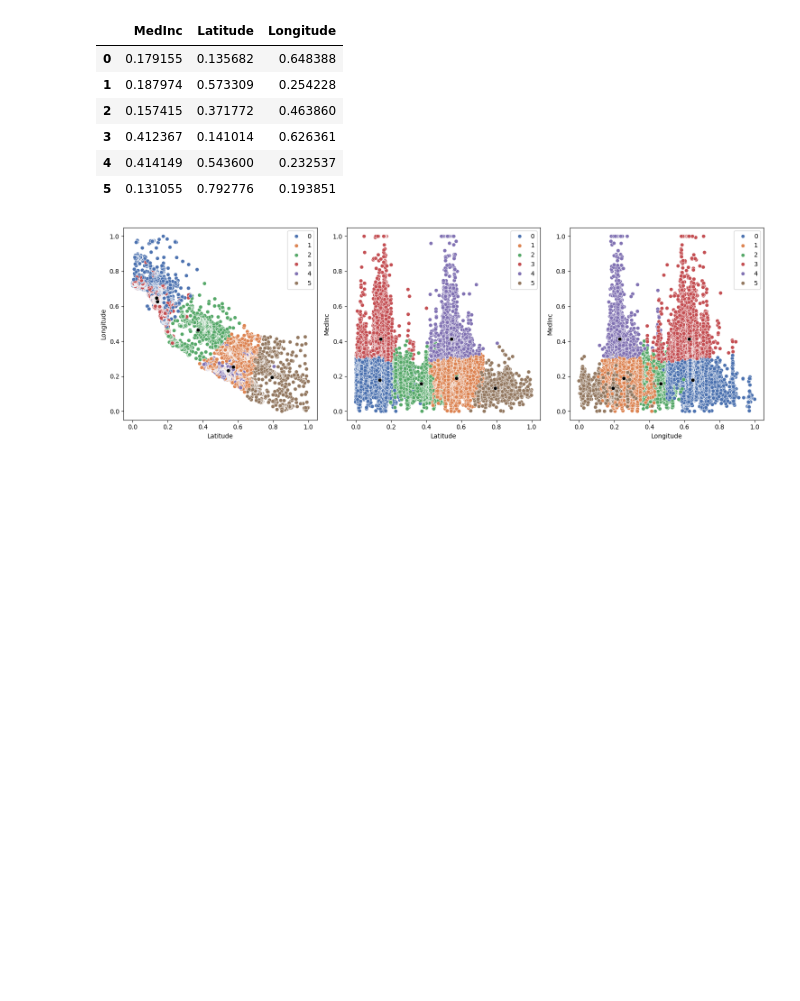
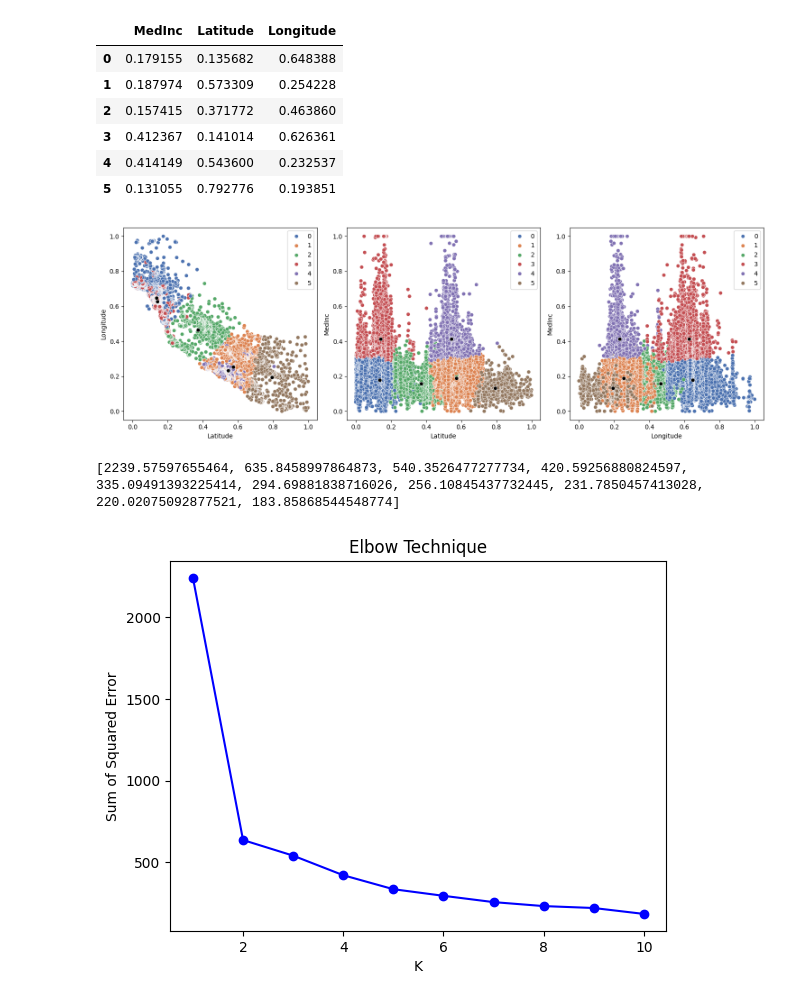
Before and after one commit to remelop03/K-means_Project, a Jupyter notebook: src/K_MEANS_PROJECT.ipynb, the cells around one changed output. Saved outputs shown, nothing was run; the diff lists cells and outputs as text; code cells hidden in the pictures; blank space fills up the shorter version.

Commit message:
elbow_technique

```diff
--- a/src/K_MEANS_PROJECT.ipynb
+++ b/src/K_MEANS_PROJECT.ipynb
@@ -114,6 +114,8 @@ data_scaled.head()
 | 2 | 0.466028 | 0.564293 | 0.210159 |
 | 3 | 0.354699 | 0.564293 | 0.209163 |
 | 4 | 0.230776 | 0.564293 | 0.209163 |
+# %%
+km = KMeans(n_clusters = 6, n_init = "auto", random_state = 42)
 # %%
 y_pred_scaled = km.fit_predict(data_scaled)
 y_pred_scaled
@@ -157,3 +160,25 @@ plt.tight_layout()
 plt.show()
 # %% [output]
 [figure]
+# %%
+# Making the elbow plot
+k_range = range(1, 11)
+sse = []
+for k in k_range:
+    km = KMeans(n_clusters = k, n_init = "auto", random_state = 42)
+    km.fit(data_scaled.drop(["Clusters"], axis=1))
+    sse.append(km.inertia_)
+print(sse)
+# %% [output]
+[2239.57597655464, 635.8458997864873, 540.3526477277734, 420.59256880824597, 335.09491393225414, 294.69881838716026, 256.10845437732445, 231.7850457413028, 220.02075092877521, 183.85868544548774]
+# %%
+# Create the line chart
+plt.plot(k_range, sse, marker="o", linestyle="-", color="blue")
+# Customize the chart
+plt.title("Elbow Technique")
+plt.xlabel("K")
+plt.ylabel("Sum of Squared Error")
+# Display the chart
+plt.show()
+# %% [output]
+[figure, added]
```
Also changed, not shown: parts of 1 cell of this notebook.
